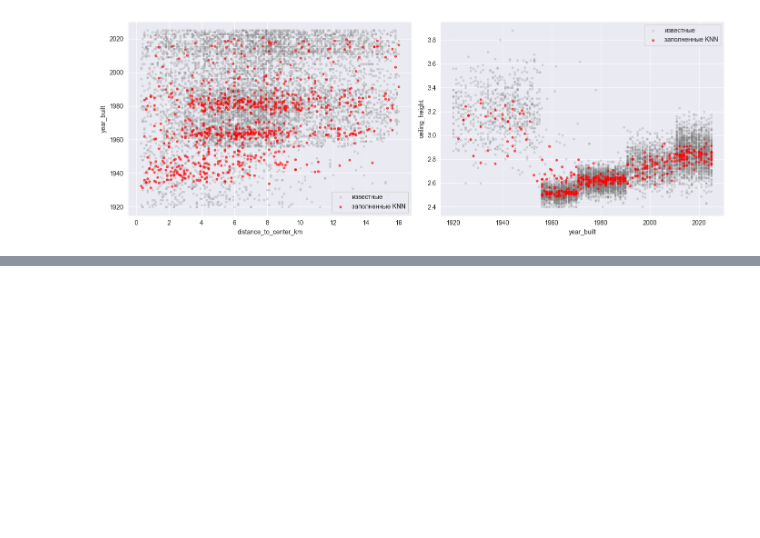
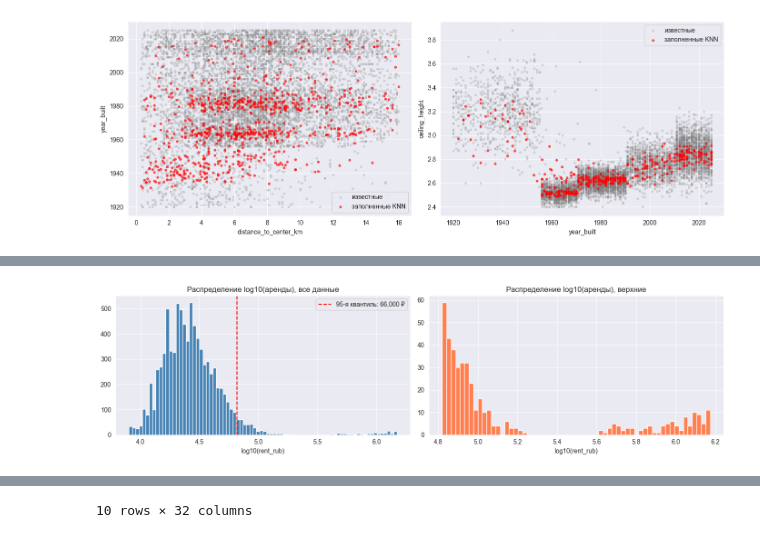
Before and after one commit to 6VolGirl/6VolGirl-Suhodolova_Anna_Lab2, a Jupyter notebook: notebooks/01_preparation.ipynb, the cells around one changed output, grey strips where cells are left out. Saved outputs shown, nothing was run; the diff lists cells and outputs as text; code cells hidden in the pictures; blank space fills up the shorter version.

```diff
--- a/notebooks/01_preparation.ipynb
+++ b/notebooks/01_preparation.ipynb
@@ -1396,0 +1822,39 @@ print("Флаги пропусков:", FLAGS)
+# %%
+# Распределение цены аренды (логарифмическая шкала)
+rent = y_train.astype(float)
+q75 = rent.quantile(0.95)
+
+fig, axes = plt.subplots(1, 2, figsize=(14, 4))
+
+# Левый график: всё распределение
+axes[0].hist(np.log10(rent), bins=80, color="steelblue", edgecolor="white")
+axes[0].axvline(np.log10(q75), color="red", linestyle="--", label=f"95-я квантиль: {q75:,.0f} ₽")
+axes[0].set_title("Распределение log10(аренды), все данные")
+axes[0].set_xlabel("log10(rent_rub)")
+axes[0].legend()
+
+# Правый график: только верхние 25%
+top = rent[rent >= q75]
+axes[1].hist(np.log10(top), bins=60, color="coral", edgecolor="white")
+axes[1].set_title(f"Распределение log10(аренды), верхние")
+axes[1].set_xlabel("log10(rent_rub)")
+
+plt.tight_layout()
+plt.show()
+
+# Топ-10 самых дорогих квартир
+# Порядок столбцов: сначала самые важные для цены (по |Spearman|), потом остальные
+priority_num = ["total_area", "living_area", "rooms", "max_tenants", "distance_to_center_km",
+                "ceiling_height", "kitchen_area", "metro_distance_m", "photos_count",
+                "year_built", "floors_total", "floor"]
+priority_cat = ["district", "house_type", "renovation", "elevator", "furniture",
+                "balcony", "parking", "appliances", "pets_allowed", "seller_type"]
+other_cols = [c for c in X_final.columns if c not in priority_num + priority_cat]
+ordered_cols = priority_num + priority_cat + other_cols
+
+top10_idx = rent.nlargest(10).index
+top10 = pd.concat([X_final.loc[top10_idx, ordered_cols],
+                   rent.loc[top10_idx].to_frame("rent_rub")], axis=1)
+display(top10.round(1))
+# %% [output]
+[figure, added]
@@ -1396,0 +1872 @@ print("Флаги пропусков:", FLAGS)
+10 rows × 32 columns
```
Also changed, not shown: parts of 29 cells of this notebook.
